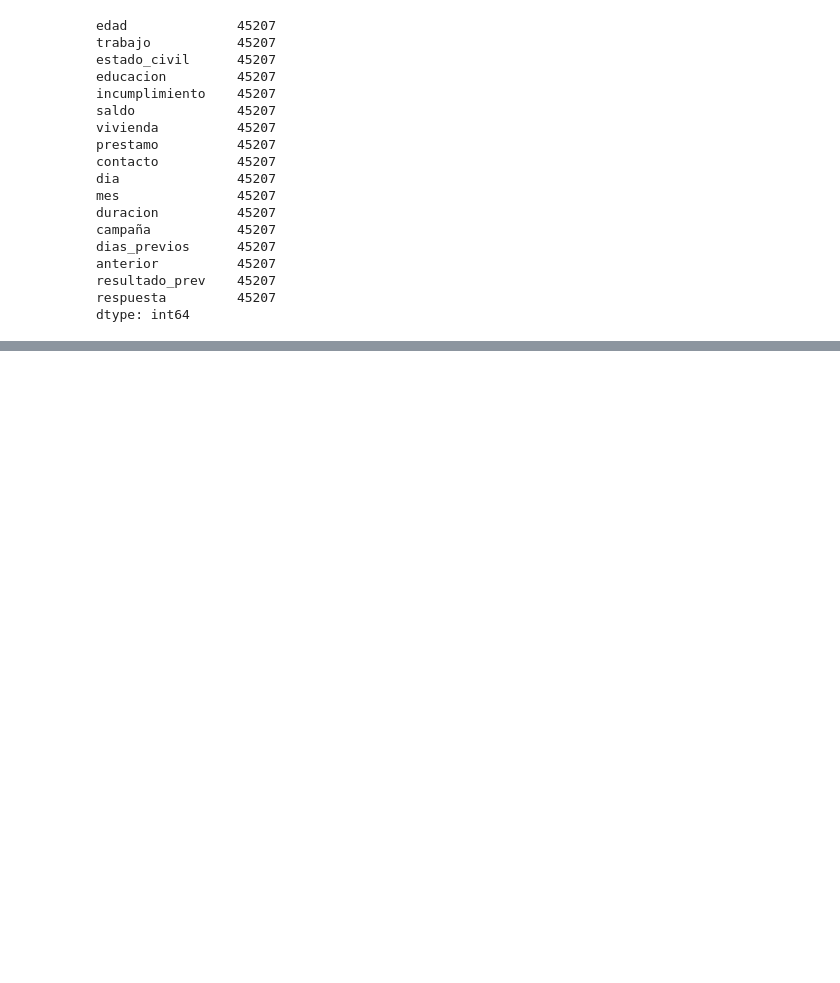
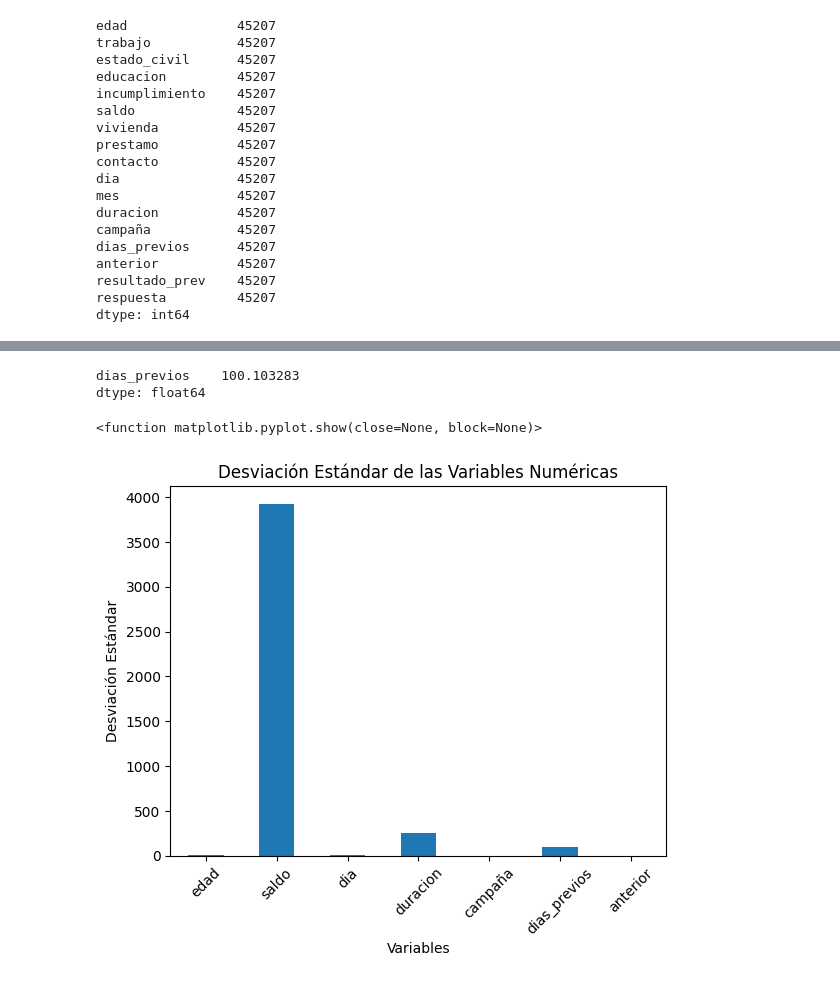
Before and after one commit to jardilam/M-dulo-T-cnico, a Jupyter notebook: Laboratorio_1.ipynb, the cells around one changed output, grey strips where cells are left out. Drawn from its saved outputs; the diff is of its cells as text; code cells hidden in the pictures; blank space fills up the shorter version.

```diff
--- a/Laboratorio_1.ipynb
+++ b/Laboratorio_1.ipynb
@@ -169,0 +231,3 @@ dtype: int64
+# %%
+desviaciones_estandar = df[["edad", "saldo", "dia", "duracion", "campaña", "dias_previos", "anterior"]].std()
+print(desviaciones_estandar)
@@ -169,0 +243,16 @@ dtype: int64
+# %%
+destd_pdays = df[["dias_previos"]].std()
+print(destd_pdays)
+# %% [output]
+dias_previos    100.103283
+dtype: float64
+# %%
+desviaciones_estandar.plot(kind="bar")
+plt.title("Desviación Estándar de las Variables Numéricas")
+plt.xlabel("Variables")
+plt.ylabel("Desviación Estándar")
+plt.xticks(rotation=45)
+plt.show
+# %% [output]
+<function matplotlib.pyplot.show(close=None, block=None)>
+[figure, added]
```
Also changed, not shown: parts of 8 cells of this notebook.
